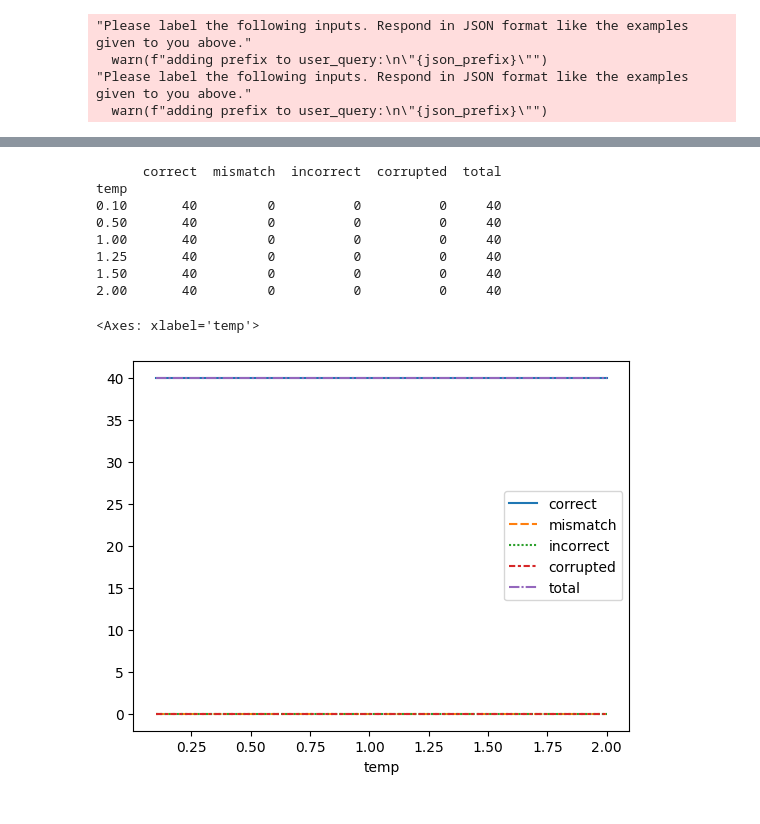
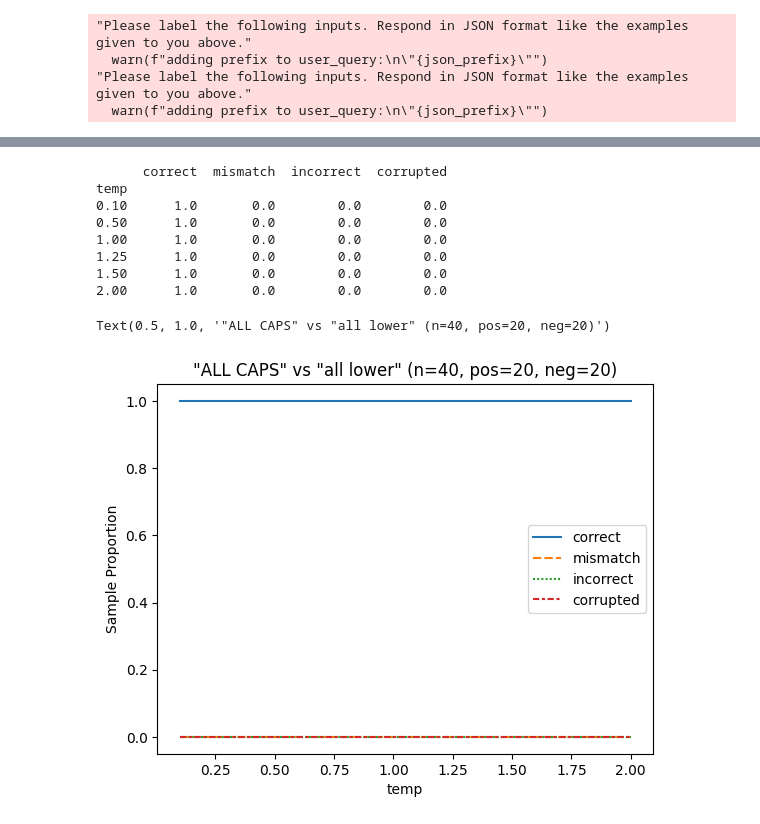
Before and after one commit to ishan-gaur/llm-class-faith, a Jupyter notebook: sentence_caps.ipynb, the cells around one changed output, grey strips where cells are left out. Drawn from its saved outputs; the diff is of its cells as text; code cells hidden in the pictures.

```diff
--- a/sentence_caps.ipynb
+++ b/sentence_caps.ipynb
@@ -157,25 +157,34 @@ json.dump(results, open(output_dir / "results.json", "w"))
 # %%
 import pandas as pd
 import seaborn as sns
 
 results = json.load(open(output_dir / "results.json"))
 
+test_samples = json.load(open(output_dir / "test_samples.json"))
+total_samples = len(test_samples)
+pos_samples = len([s for s in test_samples if s["label"]])
+neg_samples = total_samples - pos_samples
+
 df = pd.DataFrame(results)
 df.drop(columns=["accuracy"], inplace=True)
-df = df.sort_values(by=["temp"])
+
+for col in df.columns:
+    df[col] /= df["total"]
+df.drop(columns=["total"], inplace=True)
 df.set_index("temp", inplace=True)
 print(df)
 
 ax = sns.lineplot(data=df)
-ax.set_ylabel("Sample Count")
+ax.set_ylabel("Sample Proportion")
+ax.set_title(f"\"ALL CAPS\" vs \"all lower\" (n={total_samples}, pos={pos_samples}, neg={neg_samples})")
 # %% [output]
-      correct  mismatch  incorrect  corrupted  total
+      correct  mismatch  incorrect  corrupted
 temp
-0.10       40         0          0          0     40
-0.50       40         0          0          0     40
-1.00       40         0          0          0     40
-1.25       40         0          0          0     40
-1.50       40         0          0          0     40
-2.00       40         0          0          0     40
+0.10      1.0       0.0        0.0        0.0
+0.50      1.0       0.0        0.0        0.0
+1.00      1.0       0.0        0.0        0.0
+1.25      1.0       0.0        0.0        0.0
+1.50      1.0       0.0        0.0        0.0
+2.00      1.0       0.0        0.0        0.0
-<Axes: xlabel='temp'>
+Text(0.5, 1.0, '"ALL CAPS" vs "all lower" (n=40, pos=20, neg=20)')
-[figure, old version]
+[figure, new version]
```
Also changed, not shown: 1 other file.
